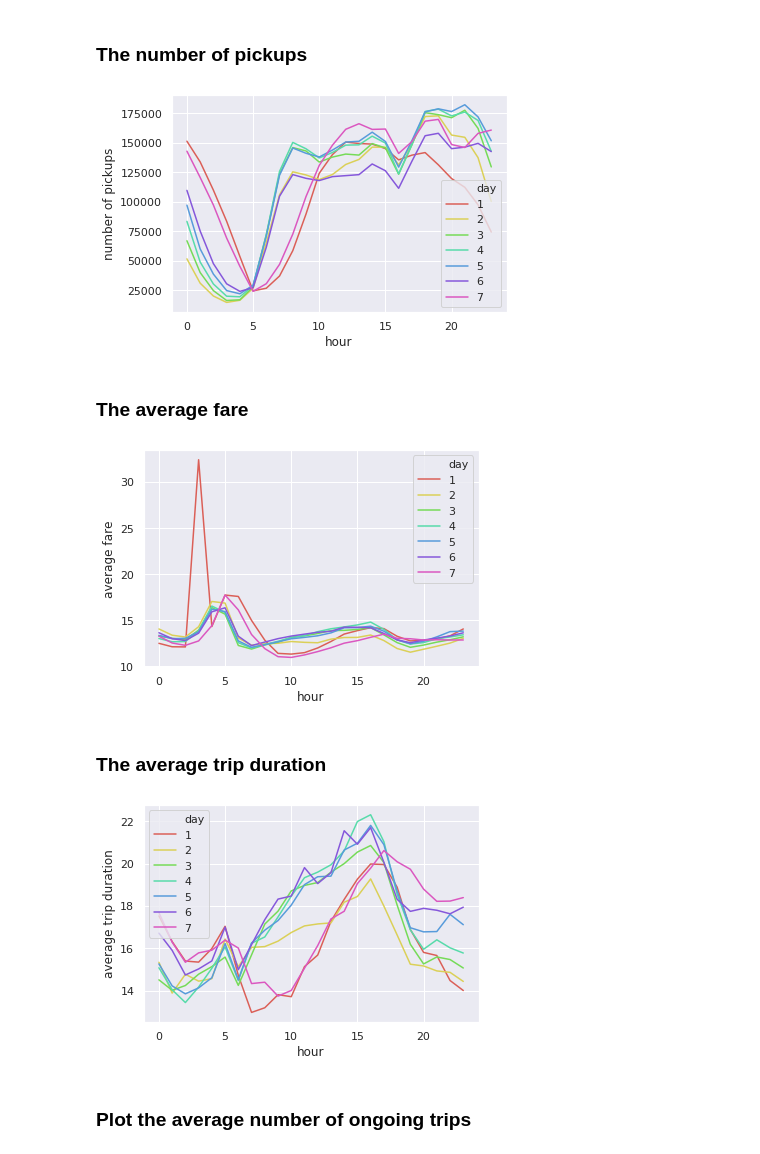
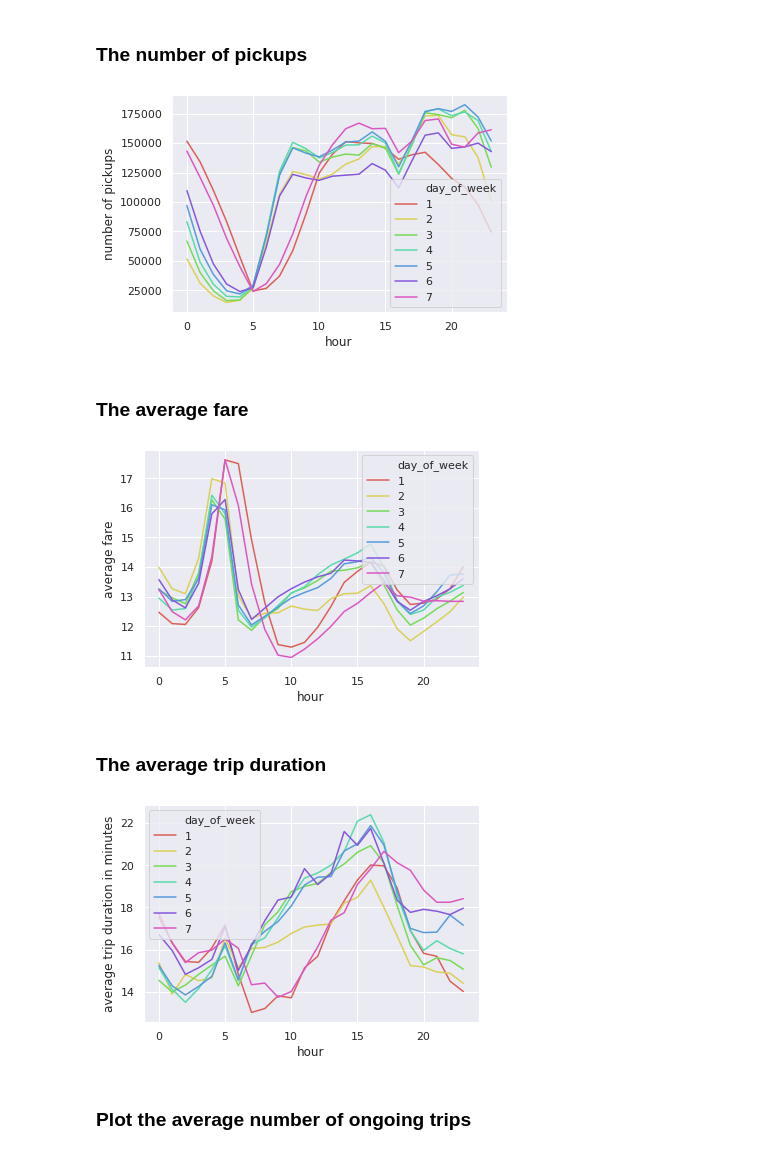
Before and after one commit to gtordjma/huynh_tordjman, a Jupyter notebook: Devoir_3/homework03.ipynb, the cells around one changed output. Drawn from its saved outputs; the diff is of its cells as text; code cells hidden in the pictures.

```diff
--- a/Devoir_3/homework03.ipynb
+++ b/Devoir_3/homework03.ipynb
@@ -487,6 +501,6 @@ in 2015 and the same calendar month in 2018.
 **Hint.** In order to build appealing graphics, you may stick to `matplotlib + seaborn`, you can use also
 `plotly`, which is used a lot to build interactive graphics, but you can use whatever you want.
 # %%
-df = spark.read.parquet('parquets/data_2015_2018_12.parquet')
-df2015 = spark.read.parquet("parquets/data_2015_2018_12.parquet/year=2015")
-df2018 = spark.read.parquet("parquets/data_2015_2018_12.parquet/year=2018")
+df = spark.read.parquet('parquets/data_2015_2018.parquet')
+df2015 = spark.read.parquet("parquets/data_2015_2018.parquet/year=2015")
+df2018 = spark.read.parquet("parquets/data_2015_2018.parquet/year=2018")
@@ -493,3 +510,16 @@ df2018 = spark.read.parquet("parquets/data_2015_2018_12.parquet/year=2018")
+# %%
+transformers2 = [
+    month_transformer,
+    day_of_week_transformer,
+    day_of_year_transformer,
+    hour_transformer,
+    trip_duration_transformer
+]
+# %%
+#transformation des types des données de 2015 et 2018
+for transformer in transformers2:
+    df2015 = transformer(df2015)
+    df2018 = transformer(df2018)
 # %% [markdown]
 The following longitudes and lattitudes encompass Newark and JFK airports, Northern Manhattan and Verazzano bridge.
 # %%
@@ -754,3 +822,10 @@ new_df = df.filter(df['passenger_count'].between(1,6))\
+# %%
+new_df = df2015.filter(df2015['passenger_count'].between(1,6))\
+.filter((df2015['trip_distance']>0)&(df2015['trip_distance']<150))\
+.filter(df2015['month']==12)\
+.union(df2018)\
+.drop('VendorID','passenger_count','RateCodeID','store_and_fwd_flag','extra','mta_tax','tolls_amount','improvement_surcharge')\
+.cache()
 # %% [markdown]
 ## Assessing seasonalities and looking at time series
 
@@ -758,48 +833,48 @@ Compute and plot the following time series indexed by day of the week and hour o
 # %% [markdown]
 ### The number of pickups
 # %%
-pd_data_by_day_hour = new_df.groupBy("day","hour").agg({'trip_distance':'count'}).toPandas()
+pd_data_by_day_hour = new_df.groupBy("day_of_week","hour").agg({'trip_distance':'count'}).toPandas()
 palette = sns.color_palette("hls", 7)
 
 fig = sns.lineplot(x='hour',
              y='count(trip_distance)',
-             hue='day',
+             hue='day_of_week',
             palette=palette,
              data=pd_data_by_day_hour)
 
 ax = plt.ylabel("number of pickups")
 # %% [output]
-[figure, old version]
+[figure, new version]
 # %% [markdown]
 ### The average fare
 # %%
-pd_data_by_day_hour = new_df.groupBy("day","hour").agg({'fare_amount':'avg'}).toPandas()
+pd_data_by_day_hour = new_df.groupBy("day_of_week","hour").agg({'fare_amount':'avg'}).toPandas()
 palette = sns.color_palette("hls", 7)
 
 fig = sns.lineplot(x='hour',
              y='avg(fare_amount)',
-             hue='day',
+             hue='day_of_week',
             palette=palette,
              data=pd_data_by_day_hour)
 
 ax = plt.ylabel("average fare")
 # %% [output]
-[figure, old version]
+[figure, new version]
 # %% [markdown]
 ### The average trip duration
 # %%
-pd_data_by_day_hour = new_df.groupBy("day","hour").agg({'trip_duration':'avg'}).toPandas()
+pd_data_by_day_hour = new_df.groupBy("day_of_week","hour").agg({'trip_duration_minutes':'avg'}).toPandas()
 palette = sns.color_palette("hls", 7)
 
 fig = sns.lineplot(x='hour',
-             y='avg(trip_duration)',
-             hue='day',
+             y='avg(trip_duration_minutes)',
+             hue='day_of_week',
             palette=palette,
              data=pd_data_by_day_hour)
 
-ax = plt.ylabel("average trip duration")
+ax = plt.ylabel("average trip duration in minutes")
 # %% [output]
-[figure, old version]
+[figure, new version]
 # %% [markdown]
 ### Plot the average number of ongoing trips
 # %% [markdown]
```
Also changed, not shown: parts of 50 cells of this notebook.
